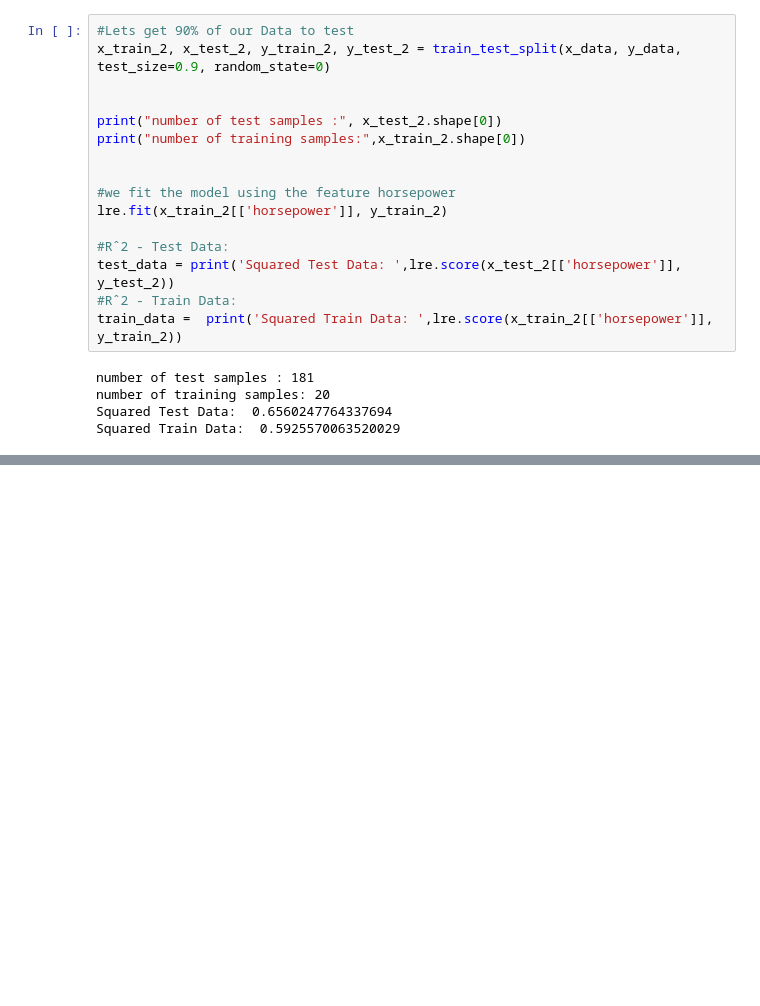
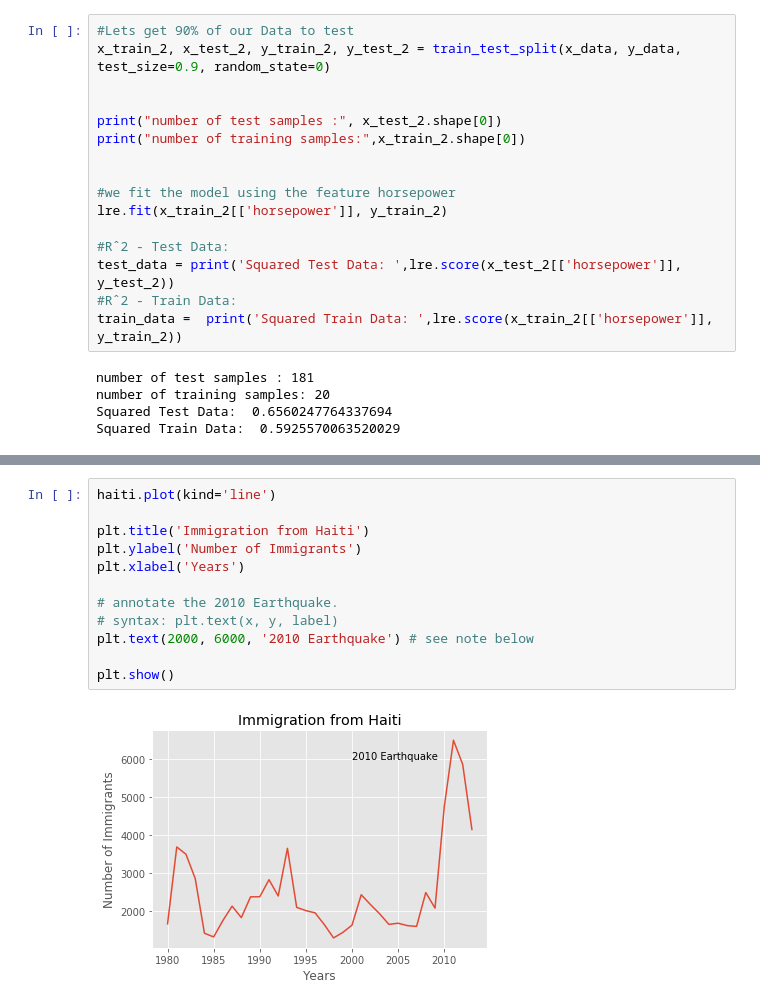
Before and after one commit to Taciones/Data_Analysis_with_Python, a Jupyter notebook: Data_Analisys.ipynb, the cells around one changed output, grey strips where cells are left out. Drawn from its saved outputs; the diff is of its cells as text; blank space fills up the shorter version.

```diff
--- a/Data_Analisys.ipynb
+++ b/Data_Analisys.ipynb
@@ -851,0 +1179,14 @@ Squared Train Data:  0.5925570063520029
+# %%
+haiti.plot(kind='line')
+
+plt.title('Immigration from Haiti')
+plt.ylabel('Number of Immigrants')
+plt.xlabel('Years')
+
+# annotate the 2010 Earthquake.
+# syntax: plt.text(x, y, label)
+plt.text(2000, 6000, '2010 Earthquake') # see note below
+
+plt.show()
+# %% [output]
+[figure, added]
```
Also changed, not shown: parts of 34 cells of this notebook, 2 other files.
